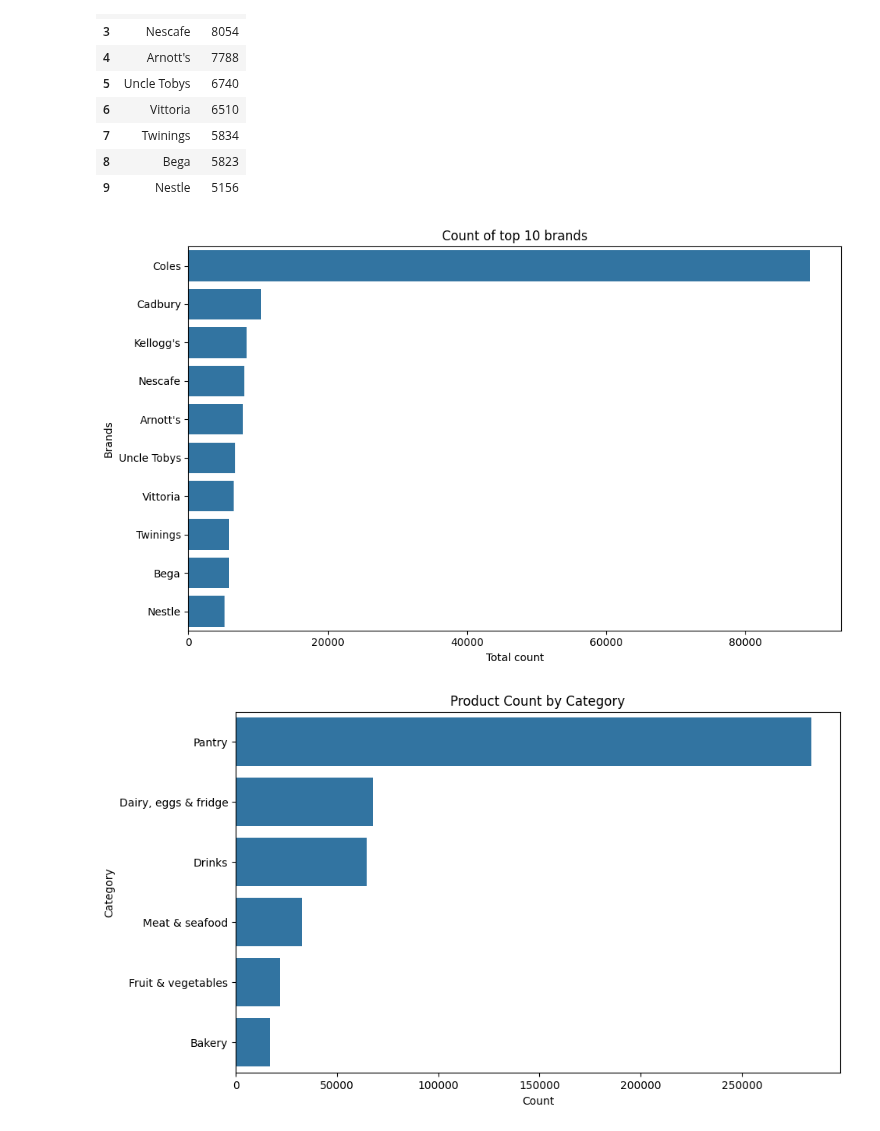
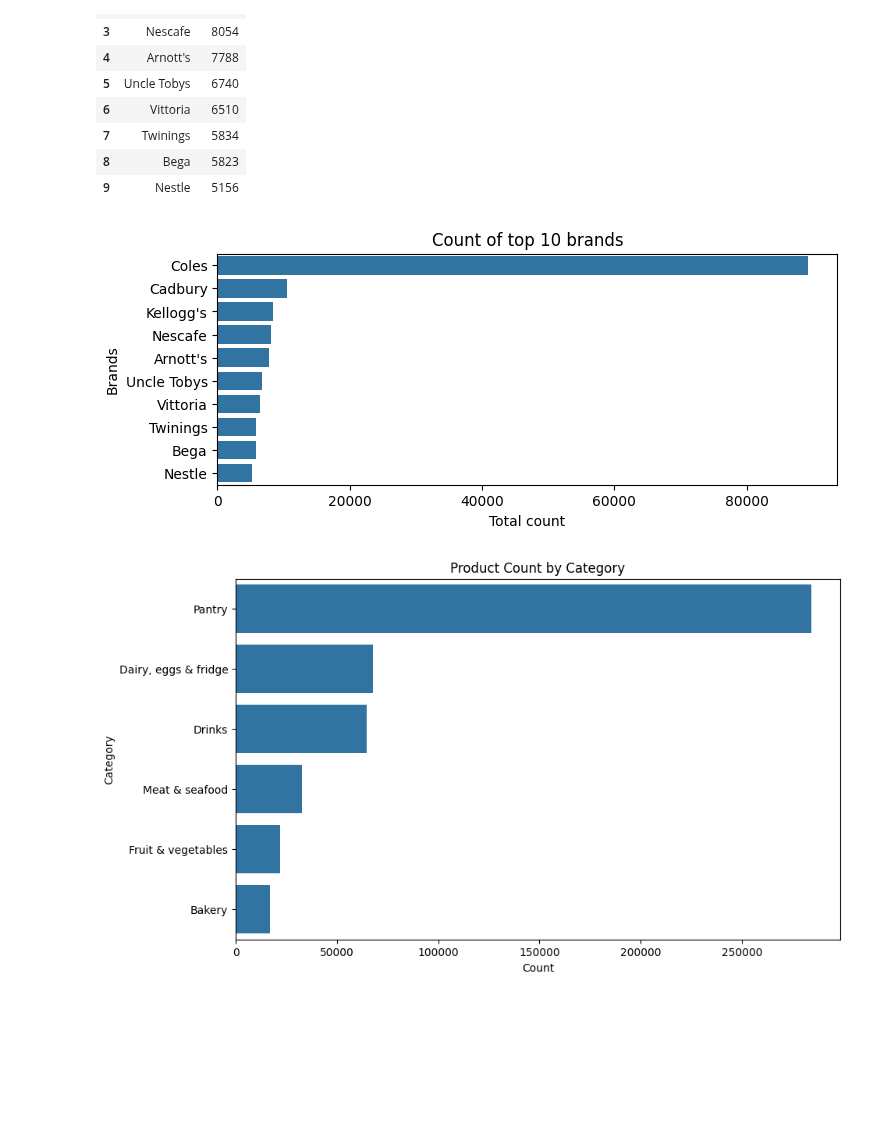
Before and after one commit to binayakhadka/grocery-retail-analytics, a Jupyter notebook: aus.ipynb, the cells around one changed output. Cells and saved outputs as stored; diff of their text form; code cells hidden in the pictures; blank space fills up the shorter version.

```diff
--- a/aus.ipynb
+++ b/aus.ipynb
@@ -384,18 +384,21 @@ top_brands
 | 9 | Nestle | 5156 |
 # %%
 # plt.figure(figsize=(10, 6))
-plt.rcParams['figure.figsize'] = (10, 6)  # sets default size for all future plots
+# plt.rcParams['figure.figsize'] = (10, 6)  # sets default size for all future plots
 
 sns.barplot(data=top_brands, x='total', y='brand')
 plt.xlabel("Total count")
 plt.ylabel("Brands")
 plt.title("Count of top 10 brands")
-plt.tight_layout()
+# plt.tight_layout()
+fig = plt.gcf()                # Get the current figure object
+fig.set_size_inches(8, 3)
 
+# plt.savefig("sample1.png", bbox_inches="tight", dpi=300)
 
-plt.savefig("sample1.png", bbox_inches="tight", dpi=300)
+plt.show()
 # %% [output]
-[figure, old version]
+[figure, new version]
 # %%
 cat_count = df['category'].value_counts()
 brand_count = df['brand'].value_counts().head(10)
```
Also changed, not shown: parts of 1 cell of this notebook.
